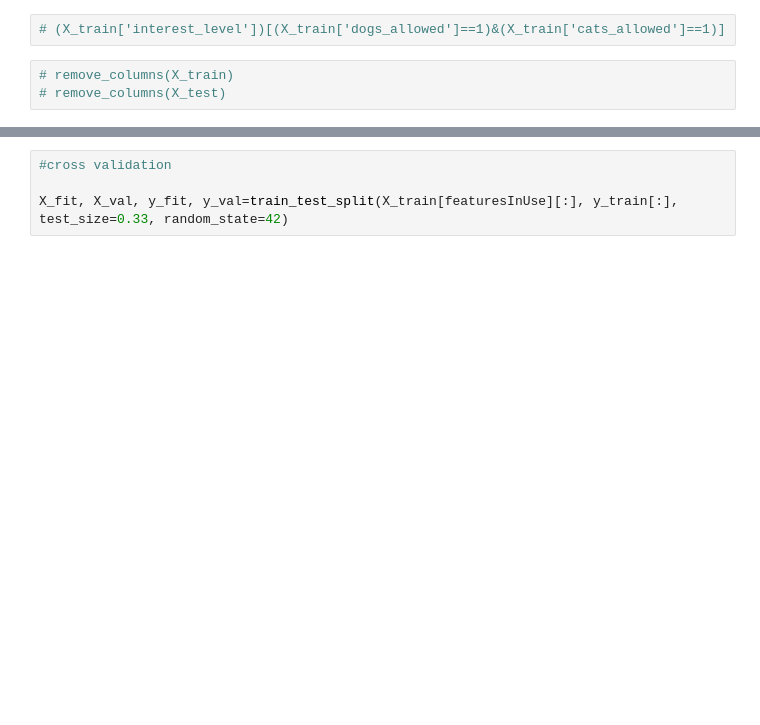
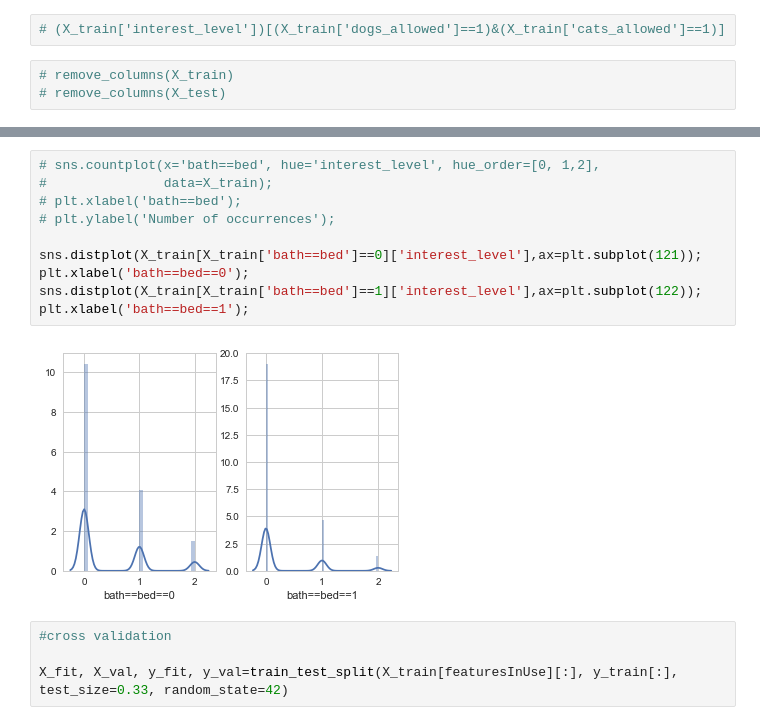
Before and after one commit to JCreeks/TwoSigConnect, a Jupyter notebook: It_is_lit_underFeatureEngineering_newFeature.ipynb, the cells around one changed output, grey strips where cells are left out. Drawn from its saved outputs; the diff is of its cells as text; blank space fills up the shorter version.

```diff
--- a/It_is_lit_underFeatureEngineering_newFeature.ipynb
+++ b/It_is_lit_underFeatureEngineering_newFeature.ipynb
@@ -414,3 +434,15 @@ len(featuresInUse)
+# %%
+# sns.countplot(x='bath==bed', hue='interest_level', hue_order=[0, 1,2],
+#               data=X_train);
+# plt.xlabel('bath==bed');
+# plt.ylabel('Number of occurrences');
+
+sns.distplot(X_train[X_train['bath==bed']==0]['interest_level'],ax=plt.subplot(121));
+plt.xlabel('bath==bed==0');
+sns.distplot(X_train[X_train['bath==bed']==1]['interest_level'],ax=plt.subplot(122));
+plt.xlabel('bath==bed==1');
+# %% [output]
+[figure, added]
 # %%
 #cross validation
 
```
Also changed, not shown: parts of 15 cells of this notebook, 5 other files.
